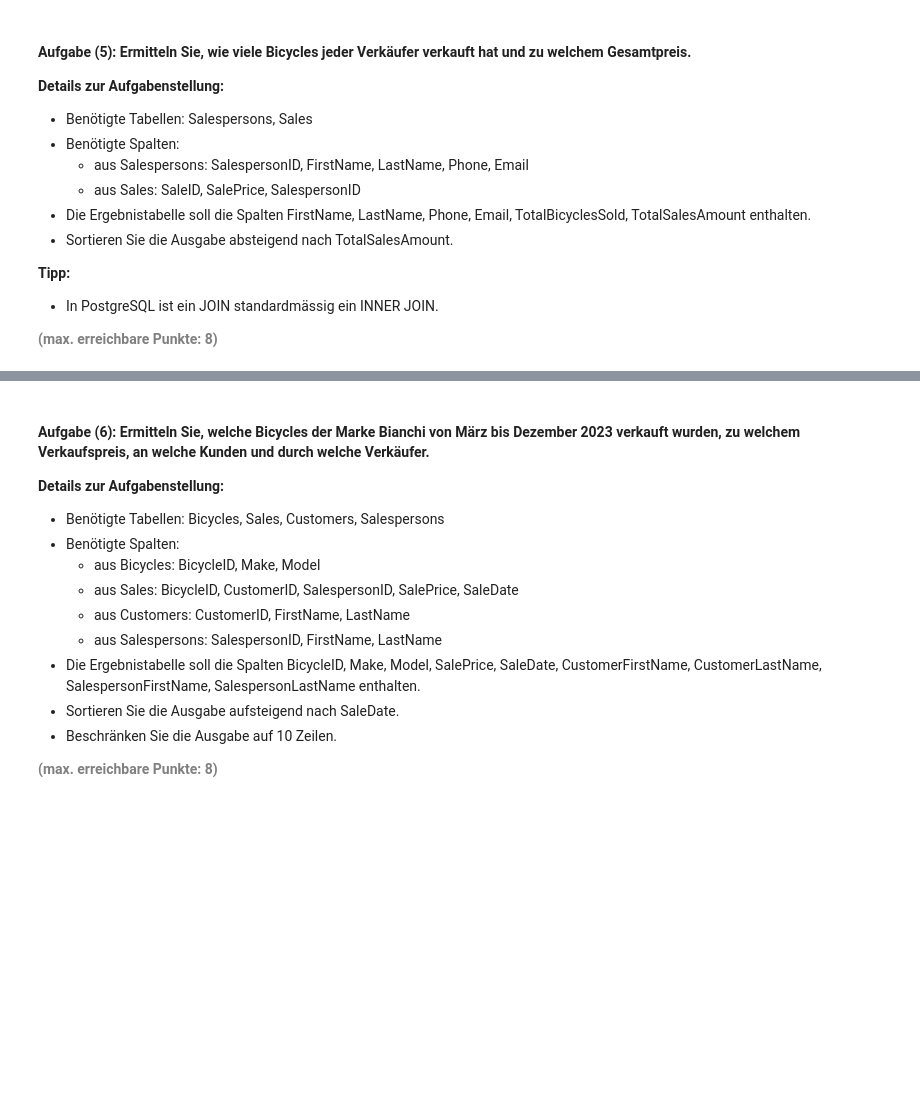
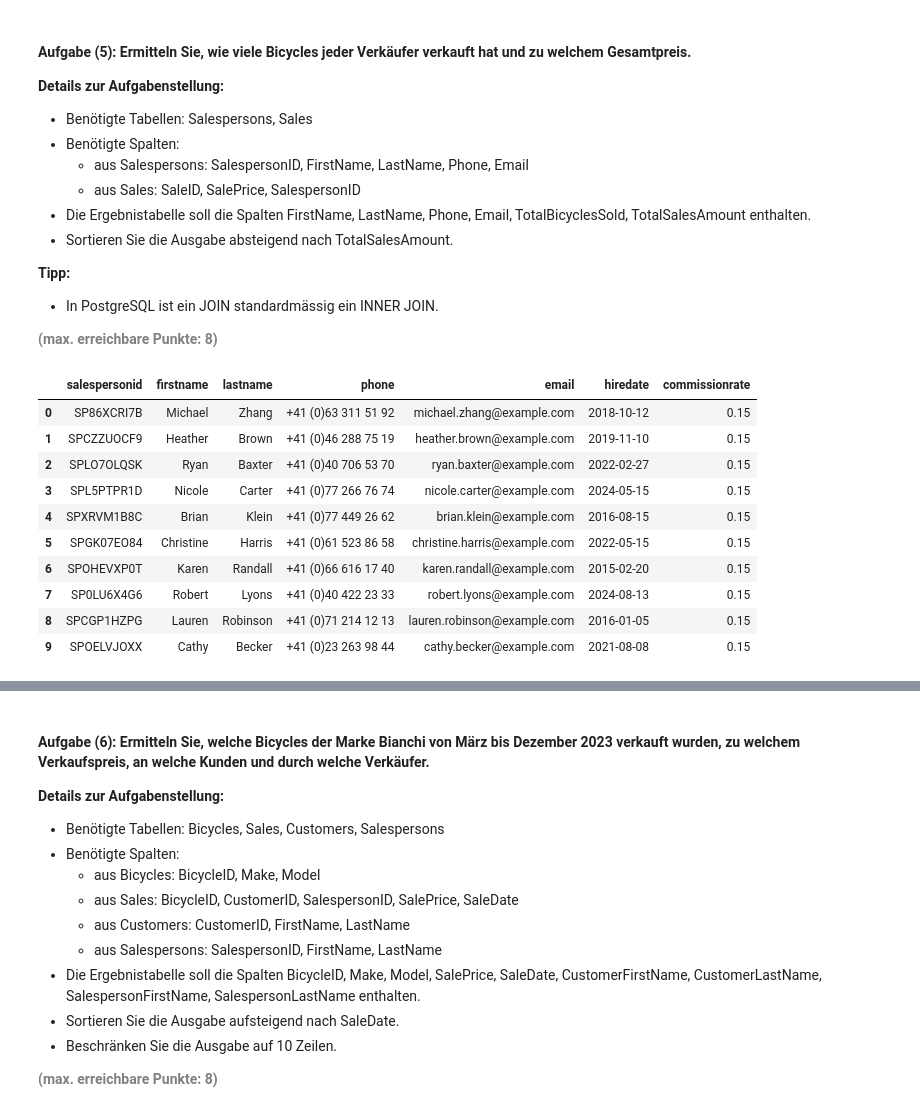
Before and after one commit to pyrat12/python_postgresql_pgadmin, a Jupyter notebook: Zusatzmaterial Prüfungsvorbereitung/AP01_Mgmt_Nutzung_Relationale_Daten.ipynb, the cells around one changed output, grey strips where cells are left out. Drawn from its saved outputs; the diff is of its cells as text; code cells hidden in the pictures; blank space fills up the shorter version.

```diff
--- a/Zusatzmaterial Prüfungsvorbereitung/AP01_Mgmt_Nutzung_Relationale_Daten.ipynb
+++ b/Zusatzmaterial Prüfungsvorbereitung/AP01_Mgmt_Nutzung_Relationale_Daten.ipynb
@@ -347,0 +441,14 @@ df_subzwei
+# %%
+df_salespersons
+# %% [output]
+|  | salespersonid | firstname | lastname | phone | email | hiredate | commissionrate |
+| 0 | SP86XCRI7B | Michael | Zhang | +41 (0)63 311 51 92 | michael.zhang@example.com | 2018-10-12 | 0.15 |
+| 1 | SPCZZUOCF9 | Heather | Brown | +41 (0)46 288 75 19 | heather.brown@example.com | 2019-11-10 | 0.15 |
+| 2 | SPLO7OLQSK | Ryan | Baxter | +41 (0)40 706 53 70 | ryan.baxter@example.com | 2022-02-27 | 0.15 |
+| 3 | SPL5PTPR1D | Nicole | Carter | +41 (0)77 266 76 74 | nicole.carter@example.com | 2024-05-15 | 0.15 |
+| 4 | SPXRVM1B8C | Brian | Klein | +41 (0)77 449 26 62 | brian.klein@example.com | 2016-08-15 | 0.15 |
+| 5 | SPGK07EO84 | Christine | Harris | +41 (0)61 523 86 58 | christine.harris@example.com | 2022-05-15 | 0.15 |
+| 6 | SPOHEVXP0T | Karen | Randall | +41 (0)66 616 17 40 | karen.randall@example.com | 2015-02-20 | 0.15 |
+| 7 | SP0LU6X4G6 | Robert | Lyons | +41 (0)40 422 23 33 | robert.lyons@example.com | 2024-08-13 | 0.15 |
+| 8 | SPCGP1HZPG | Lauren | Robinson | +41 (0)71 214 12 13 | lauren.robinson@example.com | 2016-01-05 | 0.15 |
+| 9 | SPOELVJOXX | Cathy | Becker | +41 (0)23 263 98 44 | cathy.becker@example.com | 2021-08-08 | 0.15 |
```
Also changed, not shown: parts of 11 cells of this notebook.
